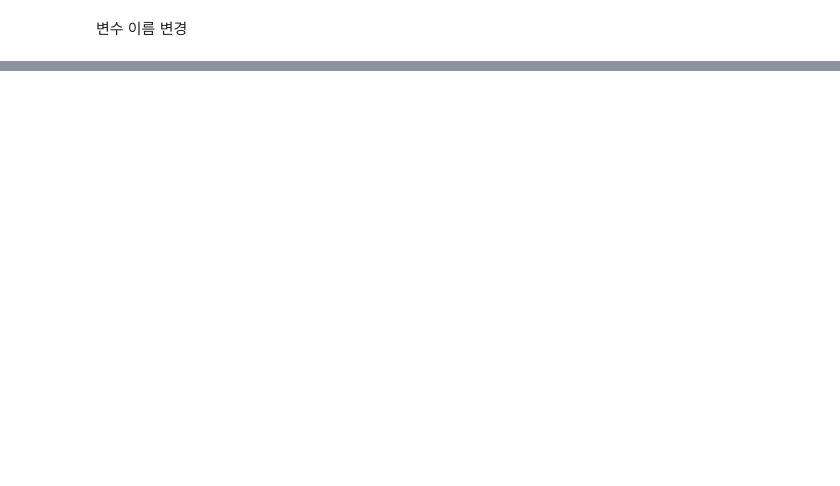
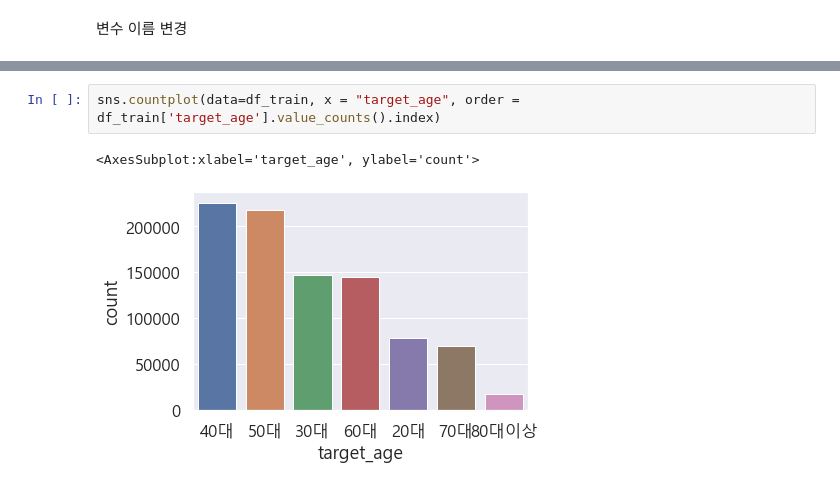
Before and after one commit to GayeonKimm/DS, a Jupyter notebook: 220527 medical checkup infomation_2017.ipynb, the cells around one changed output, grey strips where cells are left out. Cells and saved outputs as stored; diff of their text form; blank space fills up the shorter version.

```diff
--- a/220527 medical checkup infomation_2017.ipynb
+++ b/220527 medical checkup infomation_2017.ipynb
@@ -295,0 +602,5 @@ sample = df_train[:1000]
+# %%
+sns.countplot(data=df_train, x = "target_age", order = df_train['target_age'].value_counts().index)
+# %% [output]
+<AxesSubplot:xlabel='target_age', ylabel='count'>
+[figure, added]
```
Also changed, not shown: parts of 51 cells of this notebook, 1 other file.
